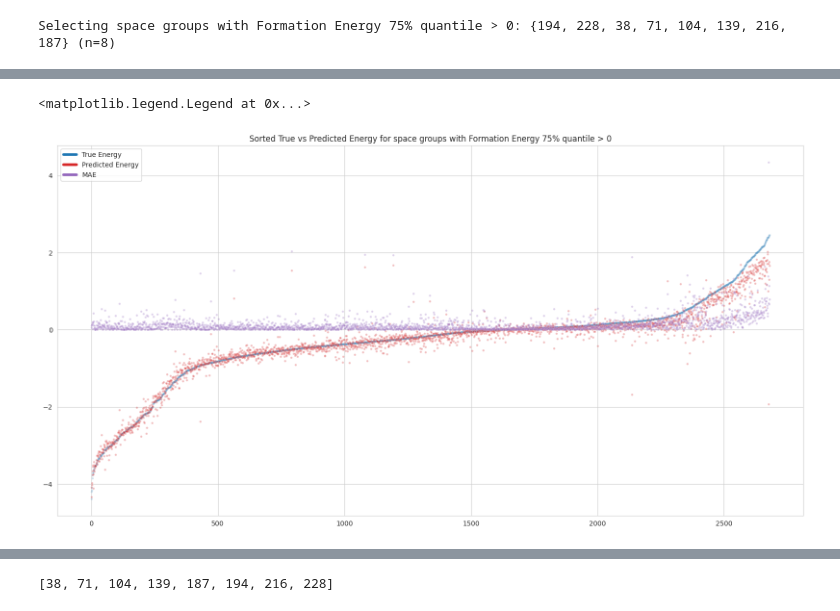
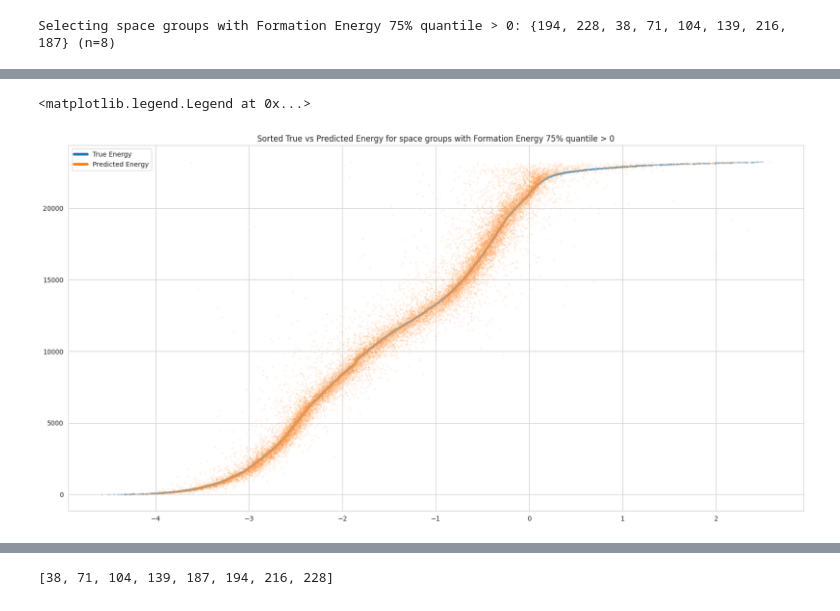
Before and after one commit to sh-divya/ActiveLearningMaterials, a Jupyter notebook: notebooks/proxy_loss.ipynb, the cells around one changed output, grey strips where cells are left out. Saved outputs shown, nothing was run; the diff lists cells and outputs as text; code cells hidden in the pictures.

```diff
--- a/notebooks/proxy_loss.ipynb
+++ b/notebooks/proxy_loss.ipynb
@@ -37,7 +37,7 @@ torch.set_grad_enabled(False)
 
 print("Loading dave model")
 model, loaders, scales = prepare_for_gfn(
-    release="0.3.2",
+    release="0.3.4",
     ckpt_path_dict={"mila": "/network/scratch/s/schmidtv/crystals-proxys/proxy-ckpts/"},
     rescale_outputs=True,
     config_overrides={
@@ -202,38 +198,39 @@ axs[0].legend()
 # %%
-sorted_df = df[(df.dataset == "val") & (df.sg.isin(sg_pos))]
+# sorted_df = df[(df.dataset == "val") & (df.sg.isin(sg_pos))]
+sorted_df = df[(df.dataset == "val")]
 sort_idx = np.argsort(sorted_df["eform"].values)
 plt.figure(figsize=(20, 10))
 sns.scatterplot(
-    x=np.arange(len(sorted_df)),
-    y=sorted_df["eform"].values[sort_idx],
+    y=np.arange(len(sorted_df)),
+    x=sorted_df["eform"].values[sort_idx],
     label="True Energy",
     alpha=0.2,
-    s=10,
+    s=7,
 )
 sns.scatterplot(
-    x=np.arange(len(sorted_df)),
-    y=sorted_df["pred"].values[sort_idx],
+    y=np.arange(len(sorted_df)),
+    x=sorted_df["pred"].values[sort_idx],
     label="Predicted Energy",
-    alpha=0.3,
-    s=10,
-    color="C3",
+    alpha=0.1,
+    s=7,
+    color="C1",
 )
-sns.scatterplot(
-    x=np.arange(len(sorted_df)),
-    y=sorted_df["mae"].values[sort_idx],
-    label="MAE",
-    alpha=0.3,
-    s=10,
-    color="C4",
-)
+# sns.scatterplot(
+#     x=np.arange(len(sorted_df)),
+#     y=sorted_df["mae"].values[sort_idx],
+#     label="MAE",
+#     alpha=0.3,
+#     s=10,
+#     color="C4",
+# )
 plt.title("Sorted True vs Predicted Energy for space groups with Formation Energy 75% quantile > 0")
 plt.legend(
     handles=[
         plt.Line2D([0], [0], color="C0", lw=4, label="True Energy"),
-        plt.Line2D([0], [0], color="C3", lw=4, label="Predicted Energy"),
-        plt.Line2D([0], [0], color="C4", lw=4, label="MAE"),
+        plt.Line2D([0], [0], color="C1", lw=4, label="Predicted Energy"),
+        # plt.Line2D([0], [0], color="C4", lw=4, label="MAE"),
     ],
 )
 # %% [output]
 <matplotlib.legend.Legend at 0x...>
-[figure, old version]
+[figure, new version]
```
Also changed, not shown: parts of 21 cells of this notebook, 2 other files.
